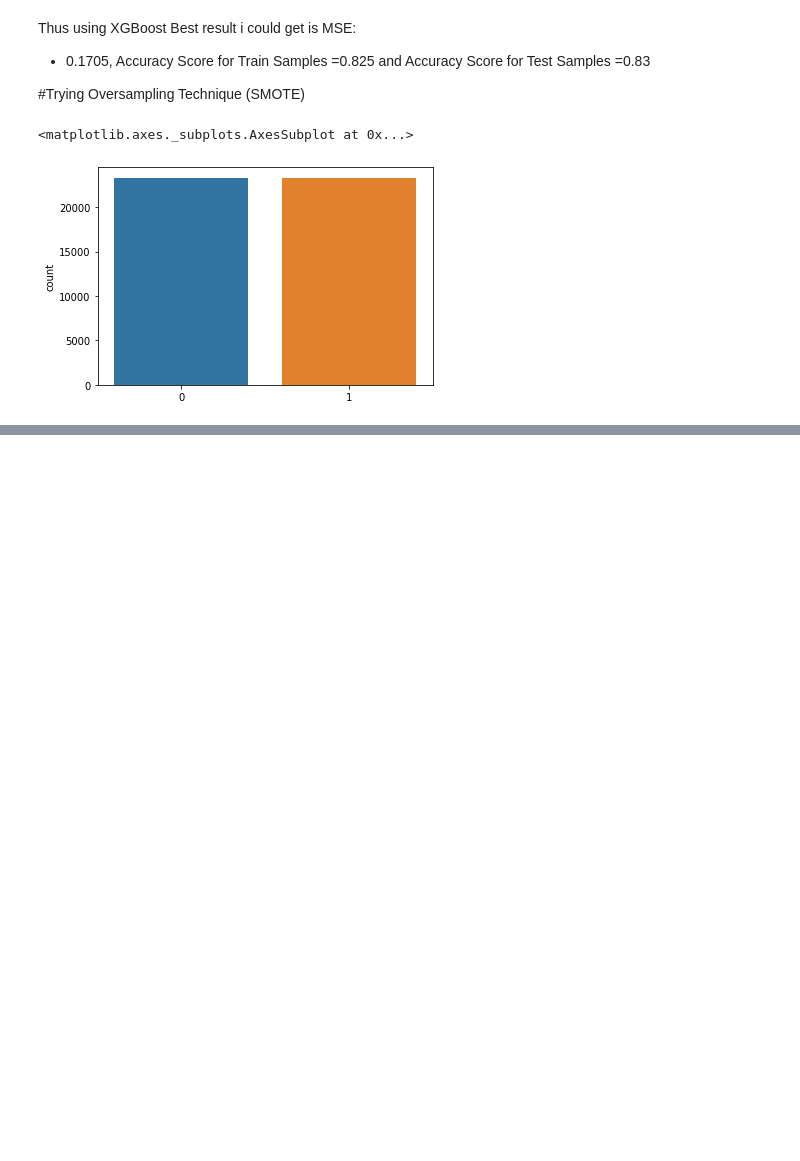
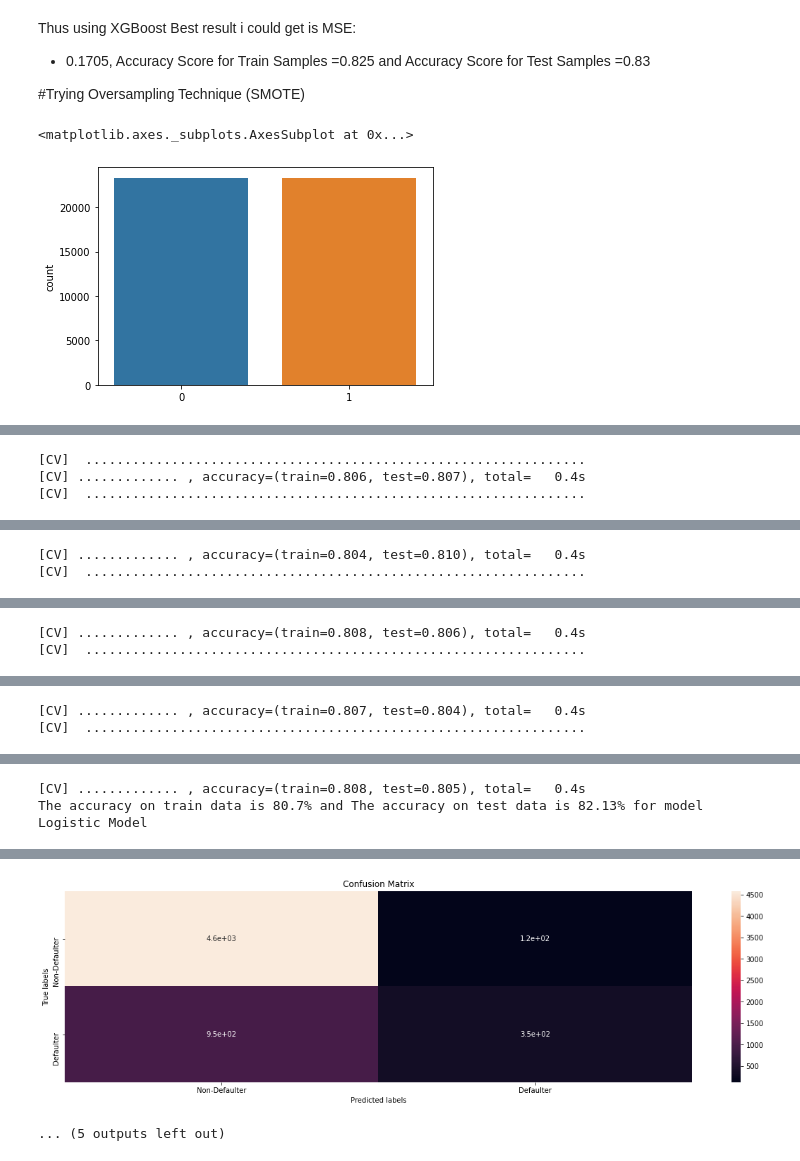
Before and after one commit to pranav168/Credit-Card-Default-Prediction, a Jupyter notebook: Credit_Card_Default_Prediction_final_Capstone_Project.ipynb, the cells around one changed output, grey strips where cells are left out. Drawn from its saved outputs; the diff is of its cells as text; code cells hidden in the pictures; blank space fills up the shorter version.

```diff
--- a/Credit_Card_Default_Prediction_final_Capstone_Project.ipynb
+++ b/Credit_Card_Default_Prediction_final_Capstone_Project.ipynb
@@ -462,7 +472,3 @@ X_train,X_test,y_train,y_test = train_test_split(X,y, test_size =0.2,random_stat
 scaler=MinMaxScaler()
 X_train=scaler.fit_transform(X_train)
 X_test=scaler.fit_transform(X_test)
-# %%
-from sklearn.linear_model import LogisticRegressionCV
-clf = LogisticRegression(fit_intercept=True, max_iter=10000)
-clf.fit(X_train, y_train)
@@ -475,4 +474,0 @@ LogisticRegression(C=1.0, class_weight=None, dual=False, fit_intercept=True,
-# %%
-train_class_preds = clf.predict(X_train)
-test_class_preds = clf.predict(X_test)
-test_class_prob=clf.predict_proba(X_test)
@@ -509,10 +474,0 @@ scores = cross_validate(clf,X_train, y_train, scoring = scoring, cv = 5, return_
-# %%
-labels = ['Non-Defaulter', 'Defaulter']
-cm_test = confusion_matrix(y_test, test_class_preds)
-ax= plt.subplot()
-sns.heatmap(cm_test, annot=True, ax = ax)
-ax.set_xlabel('Predicted labels')
-ax.set_ylabel('True labels')
-ax.set_title('Confusion Matrix')
-ax.xaxis.set_ticklabels(labels)
-ax.yaxis.set_ticklabels(labels)
@@ -534,0 +475,49 @@ XGBoost provides the Best Chances of Predicting Defaulters,we will now Apply pro
+# %%
+model3 = {LogisticRegression(fit_intercept=True, max_iter=10000)          : 'Logistic Model',
+          Sequential([
+                      Dense(16,input_dim=18,activation='relu'),                         #here neural network is quite shallow,else better results could be achieved.
+                      Dense(2,activation='softmax')
+          ])                                                              : 'Neural Network',
+          SVC(kernel='linear')                                            : 'SVM'
+          }
+count=0
+for model,name in model3.items():
+  if count==1:
+    model.compile(optimizer='adam',loss='sparse_categorical_crossentropy',metrics=['accuracy'])     #implementation for neural network is a bit different and thus i have created this conditional statement
+    model.fit(X_train, y_train,epochs=10,batch_size=16,validation_split=0.1)
+    train_class_preds = model.predict(X_train)
+    test_class_preds = model.predict(X_test)
+    train_class_preds = np.argmax(train_class_preds,axis=-1)
+    test_class_preds = np.argmax(test_class_preds,axis=-1)
+  else:
+    model.fit(X_train, y_train)
+    train_class_preds = model.predict(X_train)
+    test_class_preds = model.predict(X_test)
+  try:
+    test_class_prob=model.predict_proba(X_test)
+  except:
+    pass
+  train_accuracy = accuracy_score(train_class_preds,y_train)
+  test_accuracy = accuracy_score(test_class_preds,y_test)
+  if count==0:
+    scoring = ['accuracy']
+    scores = cross_validate(model,X_train, y_train, scoring = scoring, cv = 5, return_train_score=True,verbose = 5)
+
+
+  from colorama import Fore
+  print(Fore.BLUE +f"The accuracy on train data is {round(train_accuracy*100,2)}% and The accuracy on test data is {round(test_accuracy*100,2)}% for model {name}")
+  labels = ['Non-Defaulter', 'Defaulter']
+  cm_test = confusion_matrix(y_test, test_class_preds)
+  fig, ax= plt.subplots(figsize=(20,5))
+  sns.heatmap(cm_test, annot=True, ax = ax)
+  ax.set_xlabel('Predicted labels')
+  ax.set_ylabel('True labels')
+  ax.set_title('Confusion Matrix')
+  ax.xaxis.set_ticklabels(labels)
+  ax.yaxis.set_ticklabels(labels)
+
+  plt.show()
+  print(Fore.RED+classification_report(y_test,test_class_preds,target_names=['Non-Defaulter', 'Defaulter'])+Fore.YELLOW)
+
+  count+=1
+# %% [output]
@@ -534,0 +525,3 @@ XGBoost provides the Best Chances of Predicting Defaulters,we will now Apply pro
+[CV]  ................................................................
+[CV] ............. , accuracy=(train=0.806, test=0.807), total=   0.4s
+[CV]  ................................................................
@@ -534,0 +529,2 @@ XGBoost provides the Best Chances of Predicting Defaulters,we will now Apply pro
+[CV] ............. , accuracy=(train=0.804, test=0.810), total=   0.4s
+[CV]  ................................................................
@@ -534,0 +532,2 @@ XGBoost provides the Best Chances of Predicting Defaulters,we will now Apply pro
+[CV] ............. , accuracy=(train=0.808, test=0.806), total=   0.4s
+[CV]  ................................................................
@@ -534,0 +535,2 @@ XGBoost provides the Best Chances of Predicting Defaulters,we will now Apply pro
+[CV] ............. , accuracy=(train=0.807, test=0.804), total=   0.4s
+[CV]  ................................................................
@@ -534,0 +538,2 @@ XGBoost provides the Best Chances of Predicting Defaulters,we will now Apply pro
+[CV] ............. , accuracy=(train=0.808, test=0.805), total=   0.4s
+The accuracy on train data is 80.7% and The accuracy on test data is 82.13% for model Logistic Model
@@ -534,0 +541,2 @@ XGBoost provides the Best Chances of Predicting Defaulters,we will now Apply pro
+[figure, added]
+... (5 outputs left out)
```
Also changed, not shown: parts of 32 cells of this notebook.
